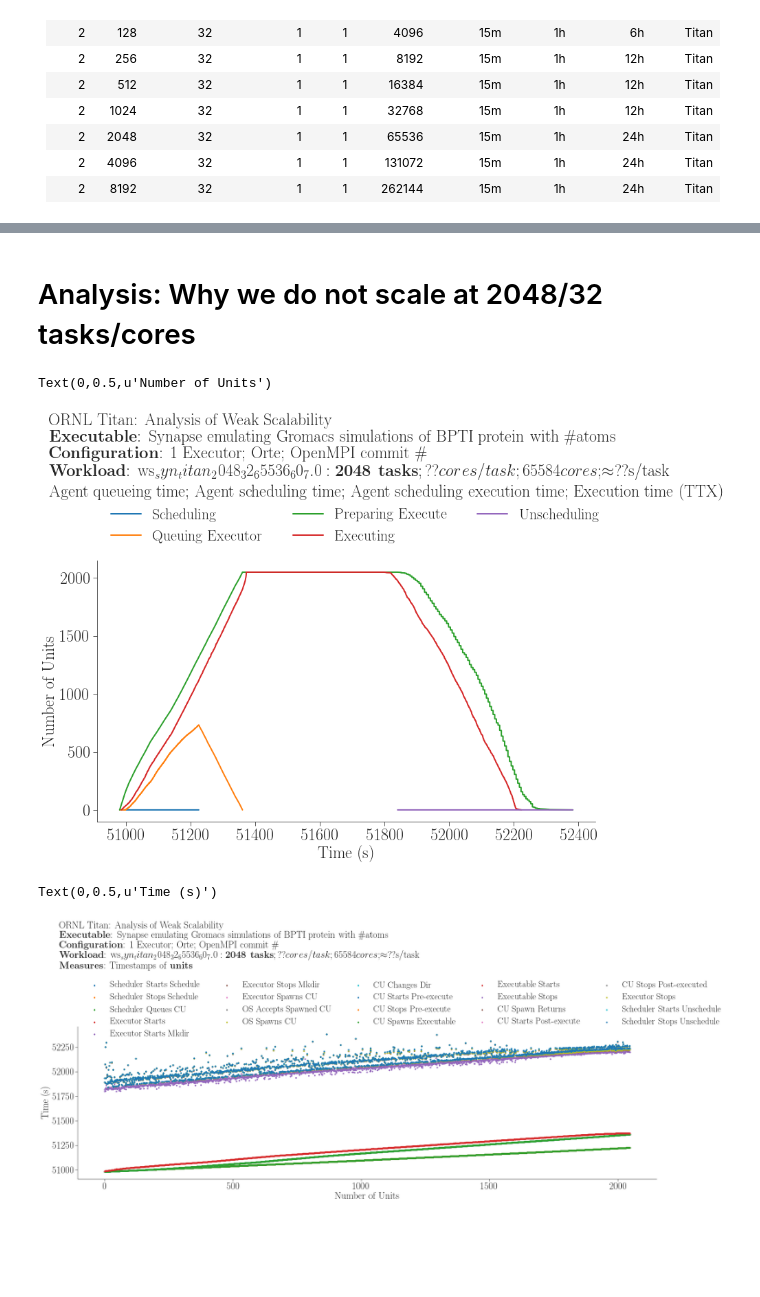
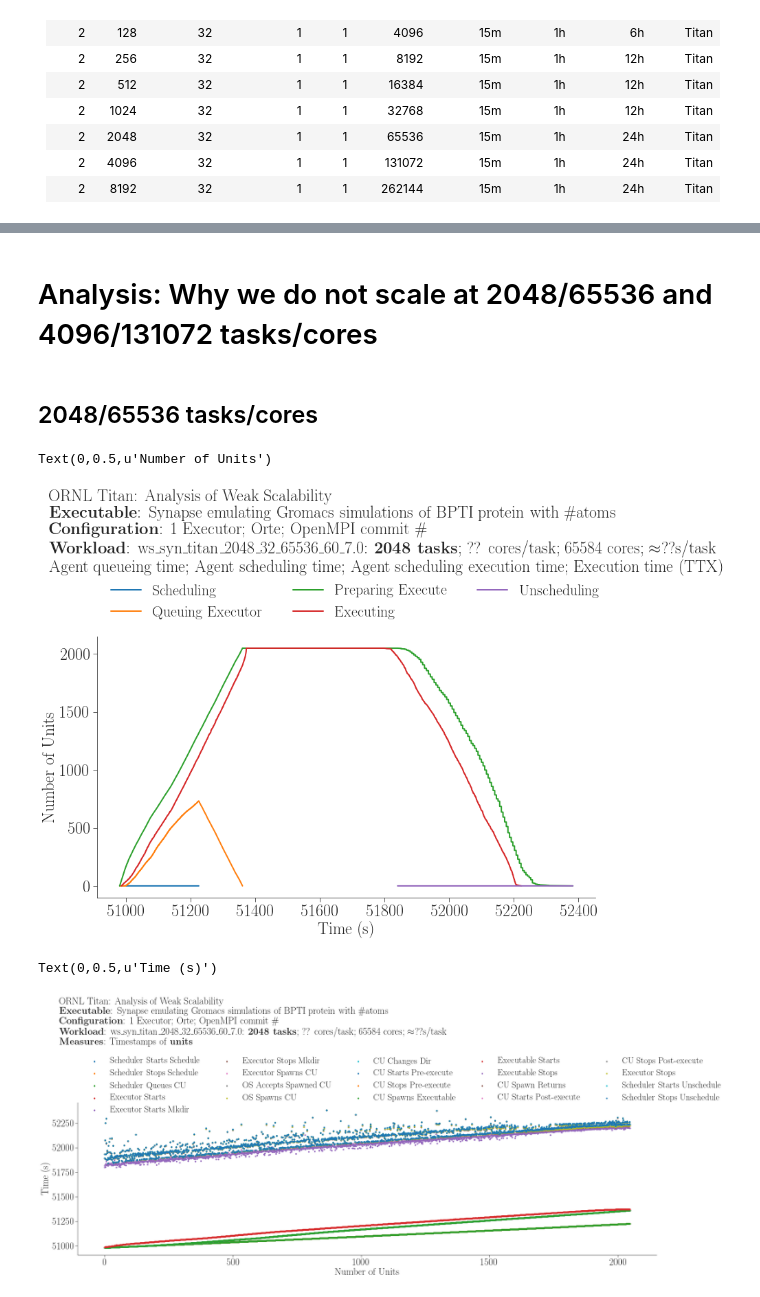
Before and after one commit to radical-experiments/rp.paper, a Jupyter notebook: analysis/rp_paper_weak_scaling.ipynb, the cells around one changed output, grey strips where cells are left out. Cells and saved outputs as stored; diff of their text form; code cells hidden in the pictures; blank space fills up the shorter version.

Commit message:
Plots weak scaling

```diff
--- a/analysis/rp_paper_weak_scaling.ipynb
+++ b/analysis/rp_paper_weak_scaling.ipynb
@@ -139,10 +142,12 @@ plt.savefig('figures/titan_agent_weak_scaling.pdf', dpi=600, bbox_inches='tight'
 # %% [markdown]
-# Analysis: Why we do not scale at 2048/32 tasks/cores
+# Analysis: Why we do not scale at 2048/65536 and 4096/131072 tasks/cores
 # %%
 # Load sessions for Synapse experiment 1
-sras = load_sessions('/Users/mturilli/Projects/RADICAL/github/experiments/rp-paper-ipdps2018/analysis/data/synapse/weak_scaling',
+sras = load_sessions_units('/Users/mturilli/Projects/RADICAL/github/experiments/rp-paper-ipdps2018/analysis/data/synapse/weak_scaling',
                      sws_sessions,
                      sorted(sws_sessions.nunit.unique().tolist()))
+# %% [markdown]
+## 2048/65536 tasks/cores
 # %%
 # Common variables across plotting
 sessions = sws_sessions
@@ -157,7 +162,7 @@ muetime  = (units.AGENT_STAGING_OUTPUT_PENDING - units.AGENT_EXECUTING).mean()
 title_head = 'ORNL Titan: Analysis of Weak Scalability'
 title_exec = '\\textbf{Executable}: Synapse emulating Gromacs simulations of BPTI protein with \#atoms'
 title_conf = '\\textbf{Configuration}: 1 Executor; Orte; OpenMPI commit \#'
-title_work = '\\textbf{Workload}: %s: \\textbf{%s tasks}; ?? cores/task; %s cores; $\\approx$??s/task' % (sid, snunit, sncore)#, muetime)
+title_work = '\\textbf{Workload}: %s: \\textbf{%s tasks}; ?? cores/task; %s cores; $\\approx$??s/task' % (sid.replace('_', '\_'), snunit, sncore)#, muetime)
 
 # Get events and order them by Scheduling
 df = get_df_unit_events(session)
@@ -217,7 +222,7 @@ plt.xlabel('Time (s)')
 plt.ylabel('Number of Units')
 # %% [output]
 Text(0,0.5,u'Number of Units')
-[figure, old version]
+[figure, new version]
 # %%
 fig, ax  = fig_hdouble_setup()
 
@@ -227,32 +232,32 @@ fig.suptitle(title, x=0.1, y=1.4, horizontalalignment='left')
 
 plt.scatter(df['Scheduler Starts Schedule'].index  , df['Scheduler Starts Schedule']  , marker='.') # Agent Scheduling Component
 plt.scatter(df['Scheduler Stops Schedule'].index   , df['Scheduler Stops Schedule']   , marker='.') # Agent Scheduling Component
 plt.scatter(df['Scheduler Queues CU'].index        , df['Scheduler Queues CU']        , marker='.') # Agent Scheduling Component
 plt.scatter(df['Executor Starts'].index            , df['Executor Starts']            , marker='.') # Agent Executing Component
 plt.scatter(df['Executor Starts Mkdir'].index      , df['Executor Starts Mkdir']      , marker='.') # Agent Executing Component
 plt.scatter(df['Executor Stops Mkdir'].index       , df['Executor Stops Mkdir']       , marker='.') # Agent Executing Component
 plt.scatter(df['Executor Spawns CU'].index         , df['Executor Spawns CU']         , marker='.') # Agent Executing Component
 plt.scatter(df['OS Accepts Spawned CU'].index      , df['OS Accepts Spawned CU']      , marker='.') # System OS
 plt.scatter(df['OS Spawns CU'].index               , df['OS Spawns CU']               , marker='.') # System OS
 plt.scatter(df['CU Changes Dir'].index             , df['CU Changes Dir']             , marker='.') # CU script
 plt.scatter(df['CU Starts Pre-execute'].index      , df['CU Starts Pre-execute']      , marker='.') # CU script
 plt.scatter(df['CU Stops Pre-execute'].index       , df['CU Stops Pre-execute']       , marker='.') # CU script
 plt.scatter(df['CU Spawns Executable'].index       , df['CU Spawns Executable']       , marker='.') # CU script [orterun spawner]
 plt.scatter(df['Executable Starts'].index          , df['Executable Starts']          , marker='.') # Synapse
 plt.scatter(df['Executable Stops'].index           , df['Executable Stops']           , marker='.') # Synapse, orterun [orterun spawner]
 plt.scatter(df['CU Spawn Returns'].index           , df['CU Spawn Returns']           , marker='.') # CU script
 plt.scatter(df['CU Starts Post-execute'].index     , df['CU Starts Post-execute']     , marker='.') # CU script
-plt.scatter(df['CU Stops Post-executed'].index     , df['CU Stops Post-executed']     , marker='.') # CU script
+plt.scatter(df['CU Stops Post-execute'].index      , df['CU Stops Post-execute']      , marker='.') # CU script
 plt.scatter(df['Executor Stops'].index             , df['Executor Stops']             , marker='.') # Agent Executing Component
 plt.scatter(df['Scheduler Starts Unschedule'].index, df['Scheduler Starts Unschedule'], marker='.') # Agent Scheduling Component
 plt.scatter(df['Scheduler Stops Unschedule'].index , df['Scheduler Stops Unschedule'] , marker='.') # Agent Scheduling Component
 
 
 plt.legend(ncol=5, loc='upper left', bbox_to_anchor=(0,1.35))
 plt.xlabel('Number of Units')
 plt.ylabel('Time (s)')
 
 #plt.savefig('figures/titan_synapse_strong_scaling_unit_events_16_full.pdf', dpi=300, bbox_inches='tight')
 # %% [output]
 Text(0,0.5,u'Time (s)')
-[figure, old version]
+[figure, new version]
```
Also changed, not shown: parts of 8 cells of this notebook, 2 other files.
